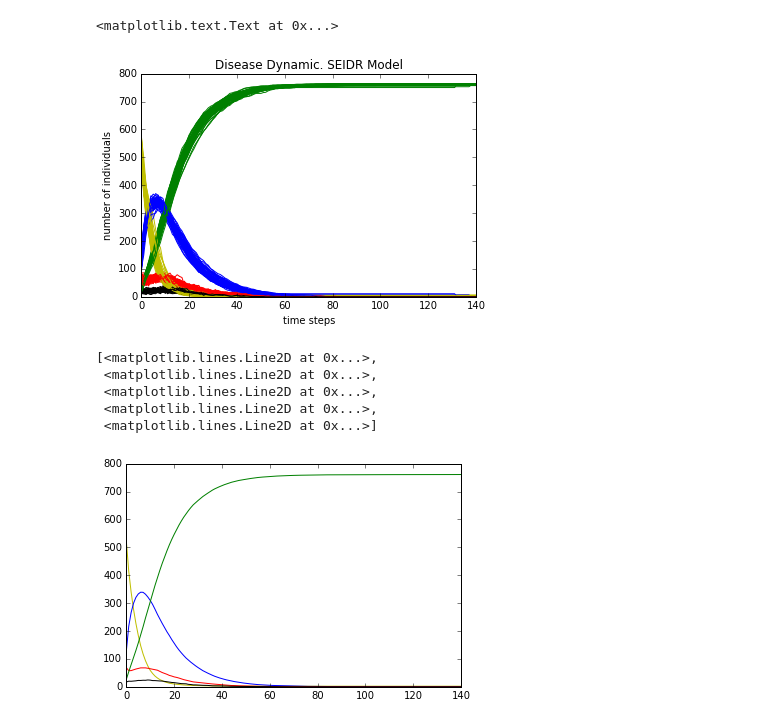
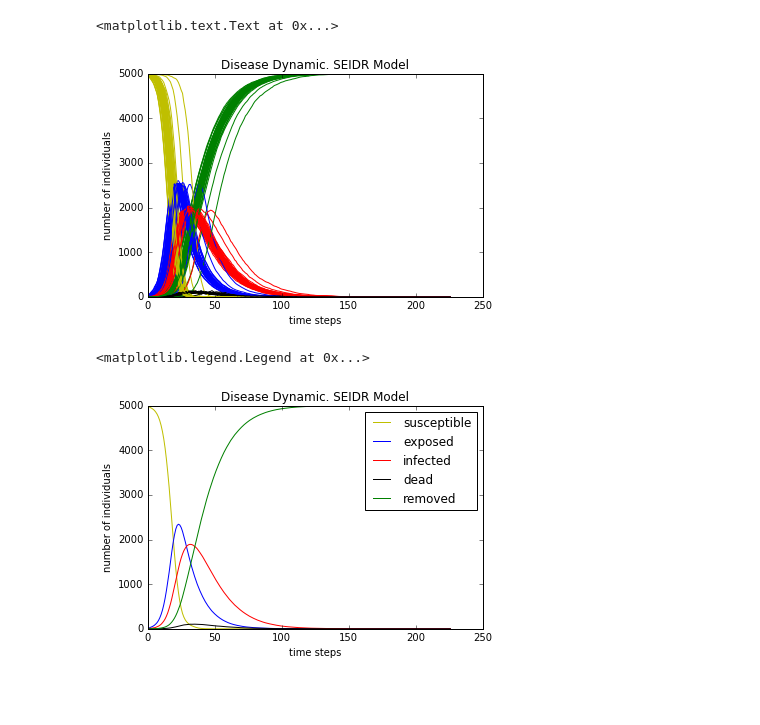
Before and after one commit to tt24/SimulationsOnNetworks, a Jupyter notebook: DataAnalysis.ipynb, the cells around one changed output. Cells and saved outputs as stored; diff of their text form; code cells hidden in the pictures; blank space fills up the shorter version.

Commit message:
experiments

```diff
--- a/DataAnalysis.ipynb
+++ b/DataAnalysis.ipynb
@@ -2,7 +2,7 @@
 import csv
 data_lists = {}
 i = 0
-with open('ExperimentRunner/src/experiment-influenza1_1_1.csv', 'rb') as f:
+with open('ExperimentRunner/src/experiment1_1.csv', 'rb') as f:
     reader = csv.reader(f)
     for row in reader:
         data_lists[i] = list(row)
@@ -88,20 +88,28 @@ for j in timesteps:
 # %%
 import matplotlib.pyplot as plt
 %matplotlib inline
 rdr = {}
+plots = {}
+index = 0
 for j in s:
-    plt.plot(range(0,max_time+1), s[j], 'y-')
-    plt.plot(range(0,max_time+1), e[j], 'b-')
-    plt.plot(range(0,max_time+1), i[j], 'r-')
-    plt.plot(range(0,max_time+1), d[j], 'k-')
+    plots[index] = plt.plot(range(0,max_time+1), s[j], 'y-', label='susceptible')
+    index=index+1
+    plots[index] = plt.plot(range(0,max_time+1), e[j], 'b-', label='exposed')
+    index=index+1
+    plots[index] = plt.plot(range(0,max_time+1), i[j], 'r-', label='infected')
+    index=index+1
+    plots[index] = plt.plot(range(0,max_time+1), d[j], 'k-', label='dead')
+    index=index+1
     rdr[j] = [x + y for x, y in zip(r[j], dr[j])]
-    plt.plot(range(0,max_time+1), rdr[j], 'g-')
+    plots[index] = plt.plot(range(0,max_time+1), rdr[j], 'g-', label='removed')
+    index=index+1
 plt.title('Disease Dynamic. SEIDR Model')
 plt.xlabel('time steps')
 plt.ylabel('number of individuals')
+# plt.legend([plots[index] for index in plots if index<6],['susceptible','exposed', 'infected', 'dead', 'removed'])
 # %% [output]
 <matplotlib.text.Text at 0x...>
-[figure, old version]
+[figure, new version]
 # %%
 s_average = [0]*(max_time+1)
 e_average = [0]*(max_time+1)
@@ -127,12 +135,15 @@ for m in range(0, max_time+1):
     d_average[m]=(local_sum_d+0.0)/num_of_experiments
     rdr_average[m]=(local_sum_rdr+0.0)/num_of_experiments
 # %%
-plt.plot(range(0,max_time+1), s_average, 'y-', range(0,max_time+1), e_average, 'b-', range(0,max_time+1), i_average, 'r-',
-        range(0,max_time+1), d_average, 'k-', range(0,max_time+1), rdr_average, 'g-')
+plt.plot(range(0,max_time+1), s_average, 'y-',label='susceptible')
+plt.plot(range(0,max_time+1), e_average, 'b-',label='exposed')
+plt.plot(range(0,max_time+1), i_average, 'r-',label='infected')
+plt.plot(range(0,max_time+1), d_average, 'k-',label='dead')
+plt.plot(range(0,max_time+1), rdr_average, 'g-',label='removed')
+plt.title('Disease Dynamic. SEIDR Model')
+plt.xlabel('time steps')
+plt.ylabel('number of individuals')
+plt.legend(loc = 'upper right')
 # %% [output]
-[<matplotlib.lines.Line2D at 0x...>,
- <matplotlib.lines.Line2D at 0x...>,
- <matplotlib.lines.Line2D at 0x...>,
- <matplotlib.lines.Line2D at 0x...>,
- <matplotlib.lines.Line2D at 0x...>]
+<matplotlib.legend.Legend at 0x...>
-[figure, old version]
+[figure, new version]
```
Also changed, not shown: parts of 1 cell of this notebook, 16 other files.
